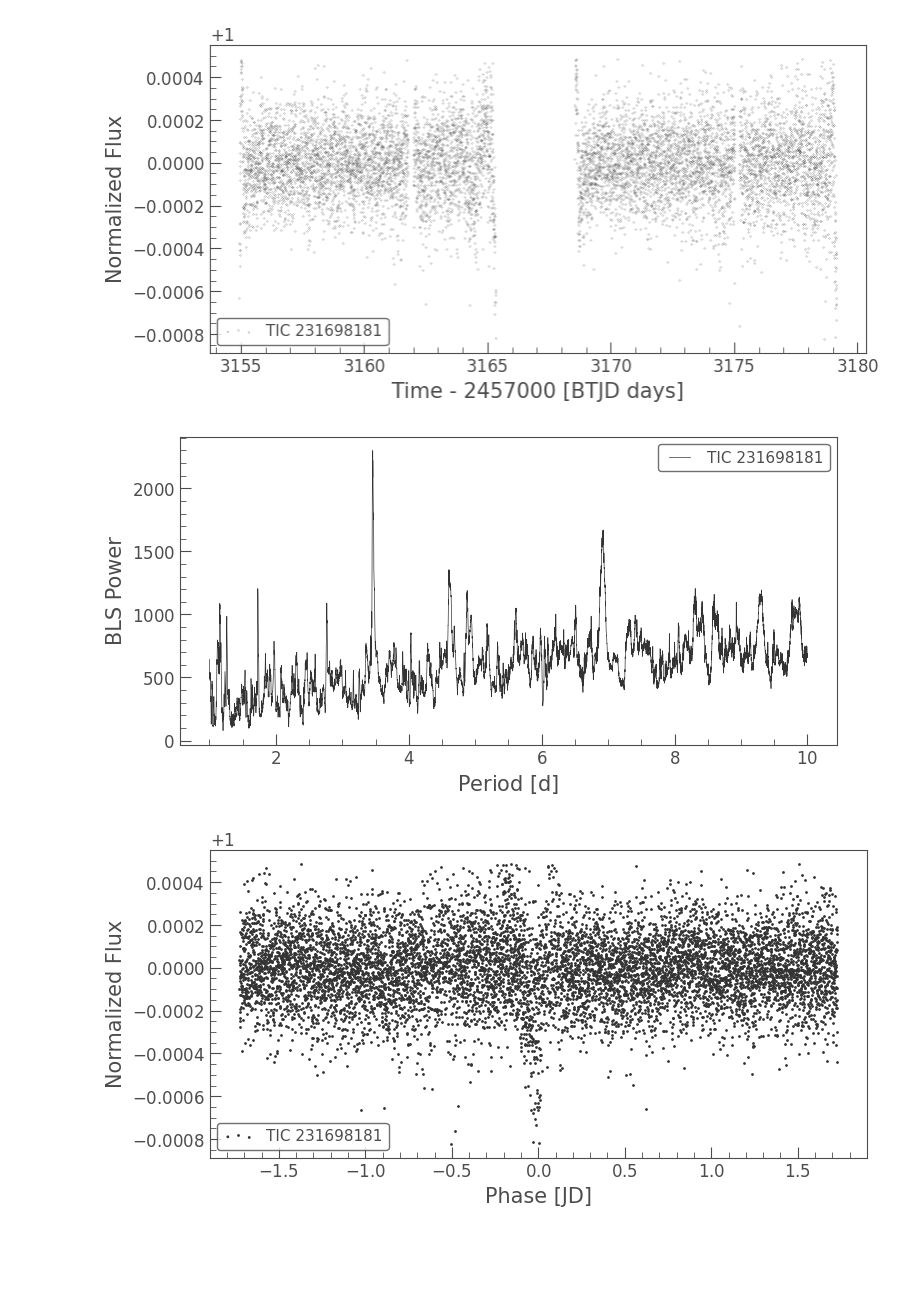
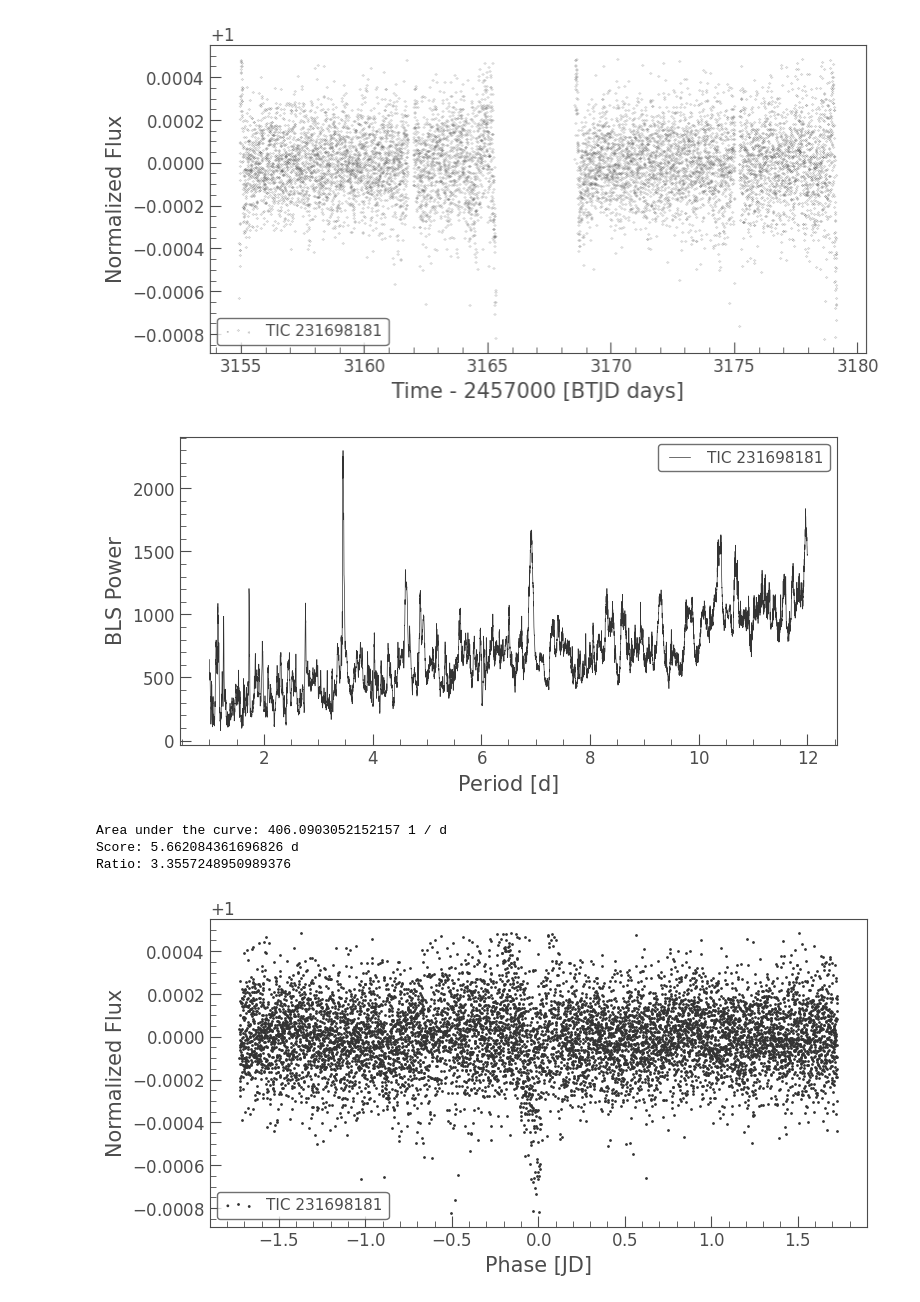
Before and after one commit to PKR000/Exoplanet-Hunt, a Jupyter notebook: Jupyter_tests/TESS-data-processing.ipynb, the cells around one changed output. Saved outputs shown, nothing was run; the diff lists cells and outputs as text; code cells hidden in the pictures; blank space fills up the shorter version.

```diff
--- a/Jupyter_tests/TESS-data-processing.ipynb
+++ b/Jupyter_tests/TESS-data-processing.ipynb
@@ -74,11 +74,44 @@ plt.show()
 [figure]
 # %%
 import numpy as np
-periodogram = clipped_lc.to_periodogram(method="bls", period=np.arange(1, 10, 0.001))
+periodogram = clipped_lc.to_periodogram(method="bls", period=np.arange(1, observation_time/2, 0.001))
 periodogram.plot()
 plt.show()
 # %% [output]
-[figure, old version]
+[figure, new version]
+# %%
+#I would like to try creating a mathmatical representation of -
+#the likelyhood a planet transit event is captured within this data.
+
+import numpy as np
+
+# Ensure the frequency array is sorted
+sorted_indices = np.argsort(periodogram.frequency)
+sorted_frequency = periodogram.frequency[sorted_indices]
+sorted_power = periodogram.power[sorted_indices]
+
+# Calculate the area under the curve of the periodogram
+area = np.trapezoid(sorted_power, sorted_frequency)
+
+print("Area under the curve:", area)
+
+#This is still under construction. I don't think it gives an effective score yet.
+#if the power is too low it will give high scores.
+score = periodogram.power.max() / area
+print("Score:", score)
+
+
+
+#a different method to test: ratio between average power and maximum power.
+max_power = periodogram.power.max()
+average_power = np.mean(periodogram.power)
+
+ratio = max_power / average_power
+print("Ratio:", ratio)
+# %% [output]
+Area under the curve: 406.0903052152157 1 / d
+Score: 5.662084361696826 d
+Ratio: 3.3557248950989376
 # %%
 best_fit_period = periodogram.period_at_max_power
 folded_lc = clipped_lc.fold(period=best_fit_period)
```
Also changed, not shown: 1 other file.
